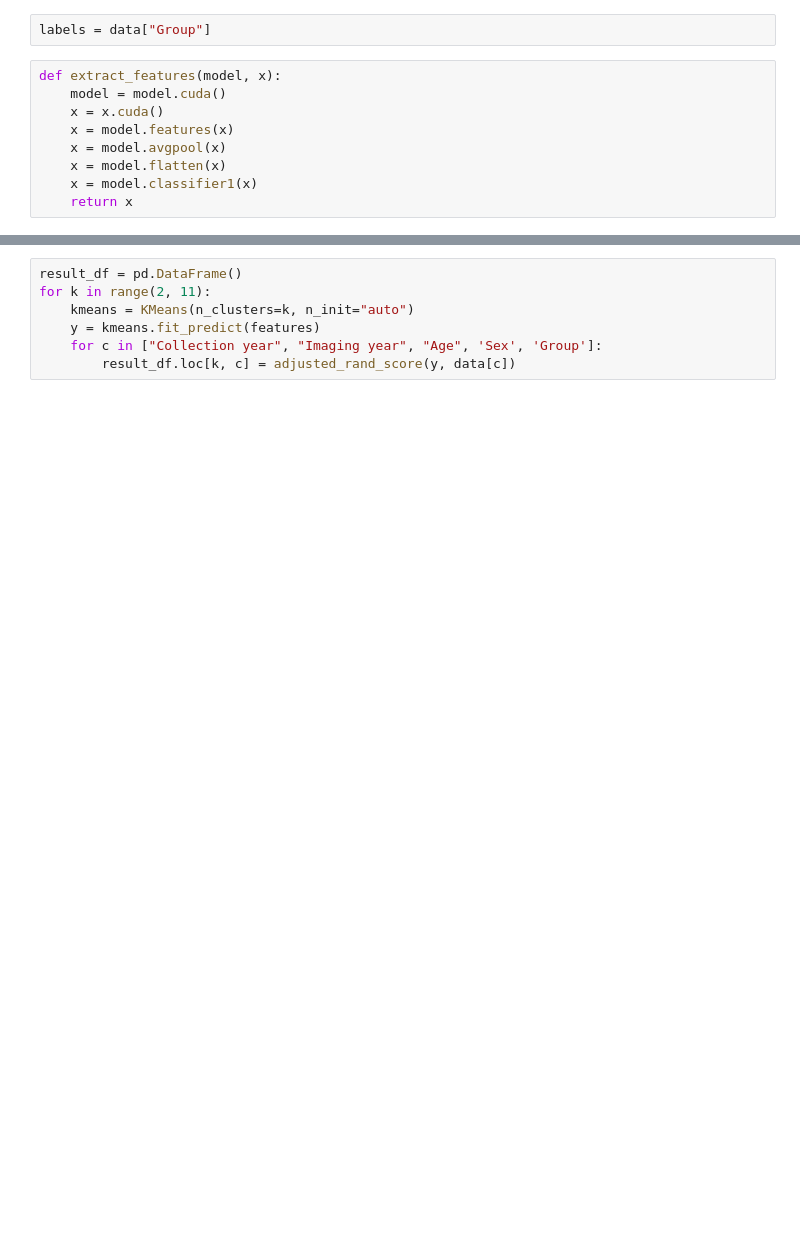
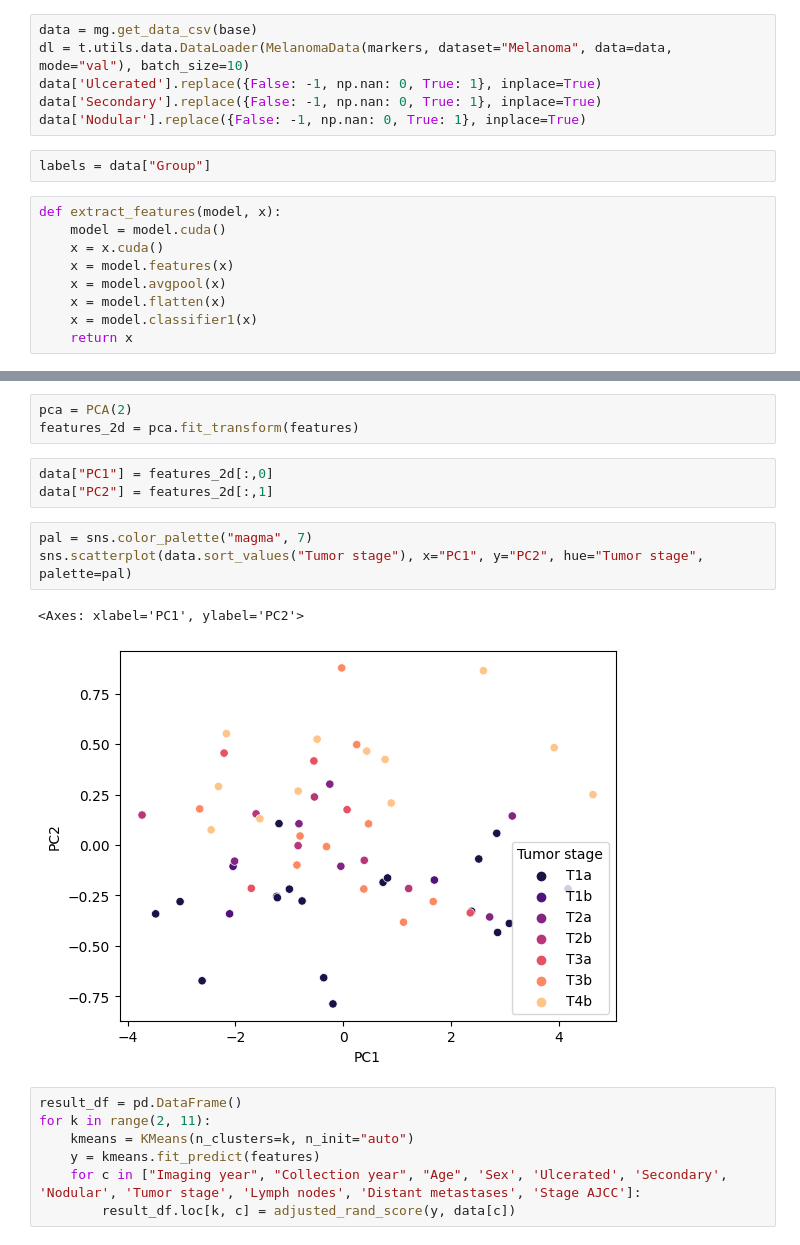
Before and after one commit to bionetslab/xml_melc_melanoma, a Jupyter notebook: model/features/clustering.ipynb, the cells around one changed output, grey strips where cells are left out. Saved outputs shown, nothing was run; the diff lists cells and outputs as text; blank space fills up the shorter version.

```diff
--- a/model/features/clustering.ipynb
+++ b/model/features/clustering.ipynb
@@ -42,3 +35,9 @@ data["Imaging year"] = data["file_path"].apply(lambda x: x.split("_")[2][:4])
+# %%
+data = mg.get_data_csv(base)
+dl = t.utils.data.DataLoader(MelanomaData(markers, dataset="Melanoma", data=data, mode="val"), batch_size=10)
+data['Ulcerated'].replace({False: -1, np.nan: 0, True: 1}, inplace=True)
+data['Secondary'].replace({False: -1, np.nan: 0, True: 1}, inplace=True)
+data['Nodular'].replace({False: -1, np.nan: 0, True: 1}, inplace=True)
 # %%
 labels = data["Group"]
 # %%
@@ -70,9 +72,21 @@ except:
+# %%
+pca = PCA(2)
+features_2d = pca.fit_transform(features)
+# %%
+data["PC1"] = features_2d[:,0]
+data["PC2"] = features_2d[:,1]
+# %%
+pal = sns.color_palette("magma", 7)
+sns.scatterplot(data.sort_values("Tumor stage"), x="PC1", y="PC2", hue="Tumor stage", palette=pal)
+# %% [output]
+<Axes: xlabel='PC1', ylabel='PC2'>
+[figure, added]
 # %%
 result_df = pd.DataFrame()
 for k in range(2, 11):
     kmeans = KMeans(n_clusters=k, n_init="auto")
     y = kmeans.fit_predict(features)
-    for c in ["Collection year", "Imaging year", "Age", 'Sex', 'Group']:
+    for c in ["Imaging year", "Collection year", "Age", 'Sex', 'Ulcerated', 'Secondary', 'Nodular', 'Tumor stage', 'Lymph nodes', 'Distant metastases', 'Stage AJCC']:
         result_df.loc[k, c] = adjusted_rand_score(y, data[c])
 # %%
 sns.heatmap(result_df, annot=True)
```
Also changed, not shown: parts of 11 cells of this notebook, 25 other files.
